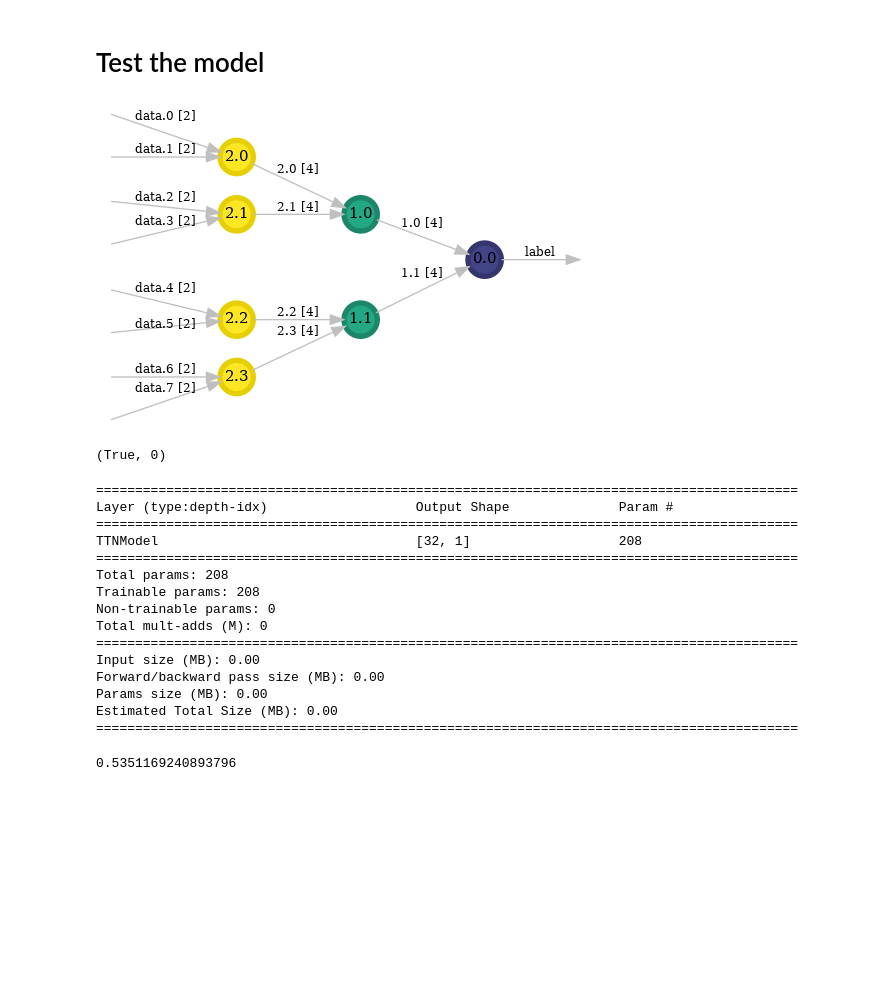
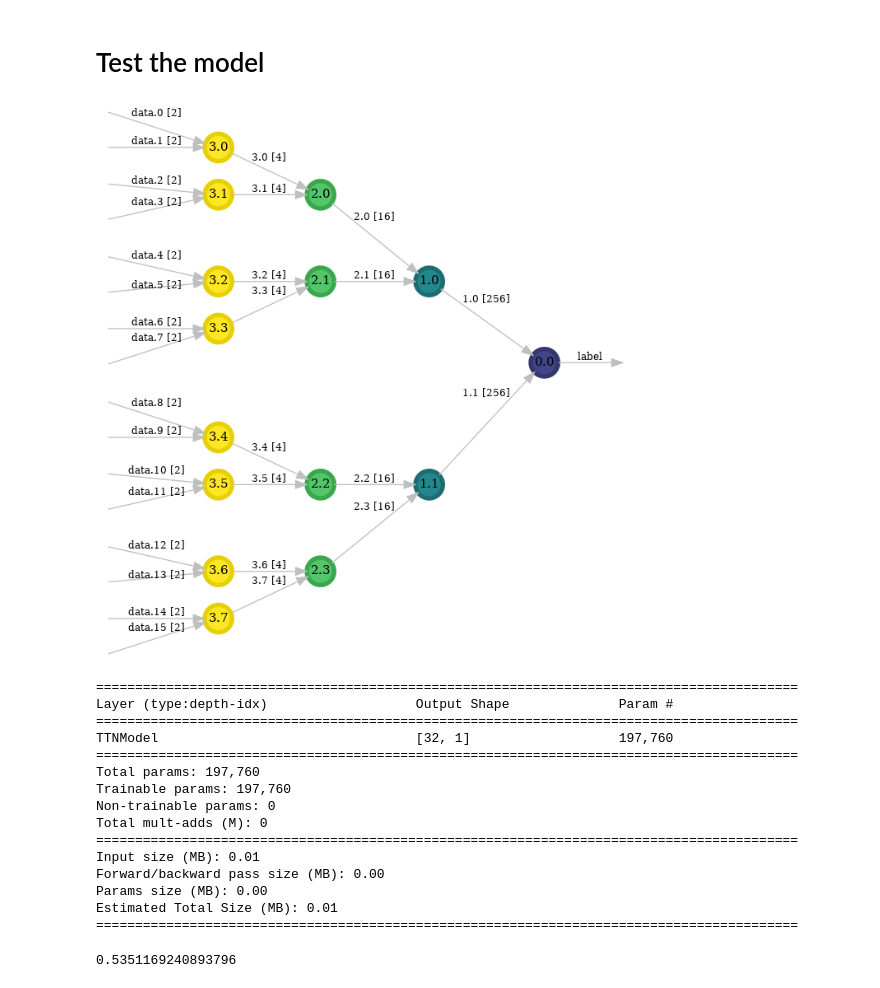
Before and after one commit to c0pp1/TTN4HEP, a Jupyter notebook: TTN/myttnlibrary.ipynb, the cells around one changed output. Cells and saved outputs as stored; diff of their text form; code cells hidden in the pictures; blank space fills up the shorter version.

```diff
--- a/TTN/myttnlibrary.ipynb
+++ b/TTN/myttnlibrary.ipynb
@@ -774,15 +774,15 @@ def loss(labels, output):
     return torch.mean((output.squeeze() - labels)**2)/2
 # %%
 DEVICE = 'cuda'
-BOND_DIM = 4
+BOND_DIM = 256
 DTYPE = torch.double
 N_LABELS = 1
-features = 8
+features = 16
 
 model = TTNModel(features, bond_dim=BOND_DIM, n_labels=N_LABELS, device=DEVICE, dtype=DTYPE)
 model.draw()
 # %% [output]
-[figure, old version]
+[figure, new version]
 # %%
 test_data = next(iter(train_dl))
 # %%
@@ -792,23 +792,22 @@ model.initialize(True, train_dl, loss, INIT_EPOCHS)
 # %%
-print(check_correct_init(model))
+#print(check_correct_init(model))
 summary(model, input_size=(BATCH_SIZE, features, 2), dtypes=[DTYPE], device=DEVICE)
 # %% [output]
-(True, 0)
+==========================================================================================
+Layer (type:depth-idx)                   Output Shape              Param #
+==========================================================================================
+TTNModel                                 [32, 1]                   197,760
+==========================================================================================
+Total params: 197,760
+Trainable params: 197,760
+Non-trainable params: 0
+Total mult-adds (M): 0
+==========================================================================================
+Input size (MB): 0.01
+Forward/backward pass size (MB): 0.00
+Params size (MB): 0.00
+Estimated Total Size (MB): 0.01
+==========================================================================================
-==========================================================================================
-Layer (type:depth-idx)                   Output Shape              Param #
-==========================================================================================
-TTNModel                                 [32, 1]                   208
-==========================================================================================
-Total params: 208
-Trainable params: 208
-Non-trainable params: 0
-Total mult-adds (M): 0
-==========================================================================================
-Input size (MB): 0.00
-Forward/backward pass size (MB): 0.00
-Params size (MB): 0.00
-Estimated Total Size (MB): 0.00
-==========================================================================================
 # %%
 data = torch.rand(256, features, 2, dtype=DTYPE, device=DEVICE)
 with torch.no_grad():
```
Also changed, not shown: parts of 1 cell of this notebook, 2 other files.
